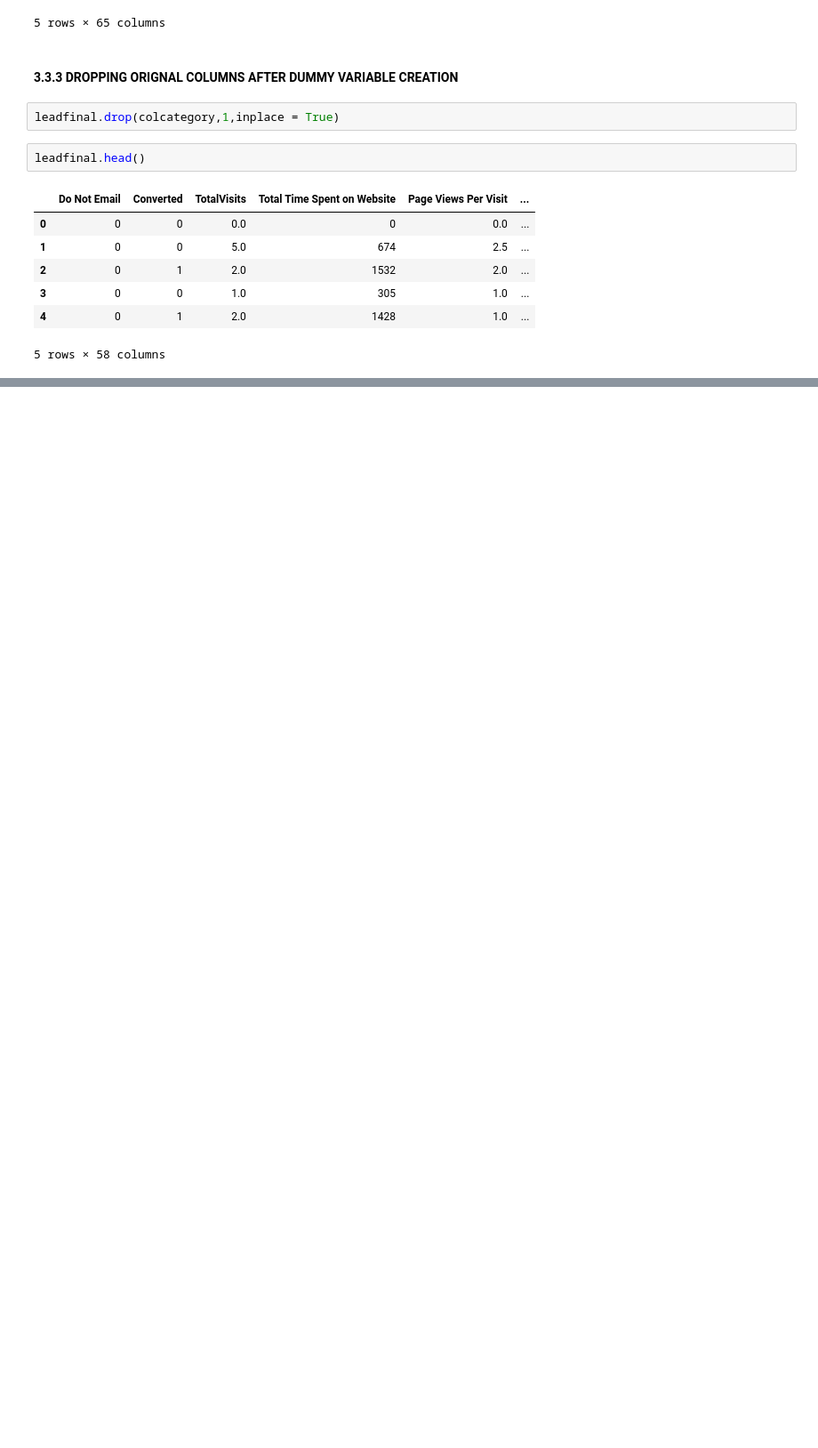
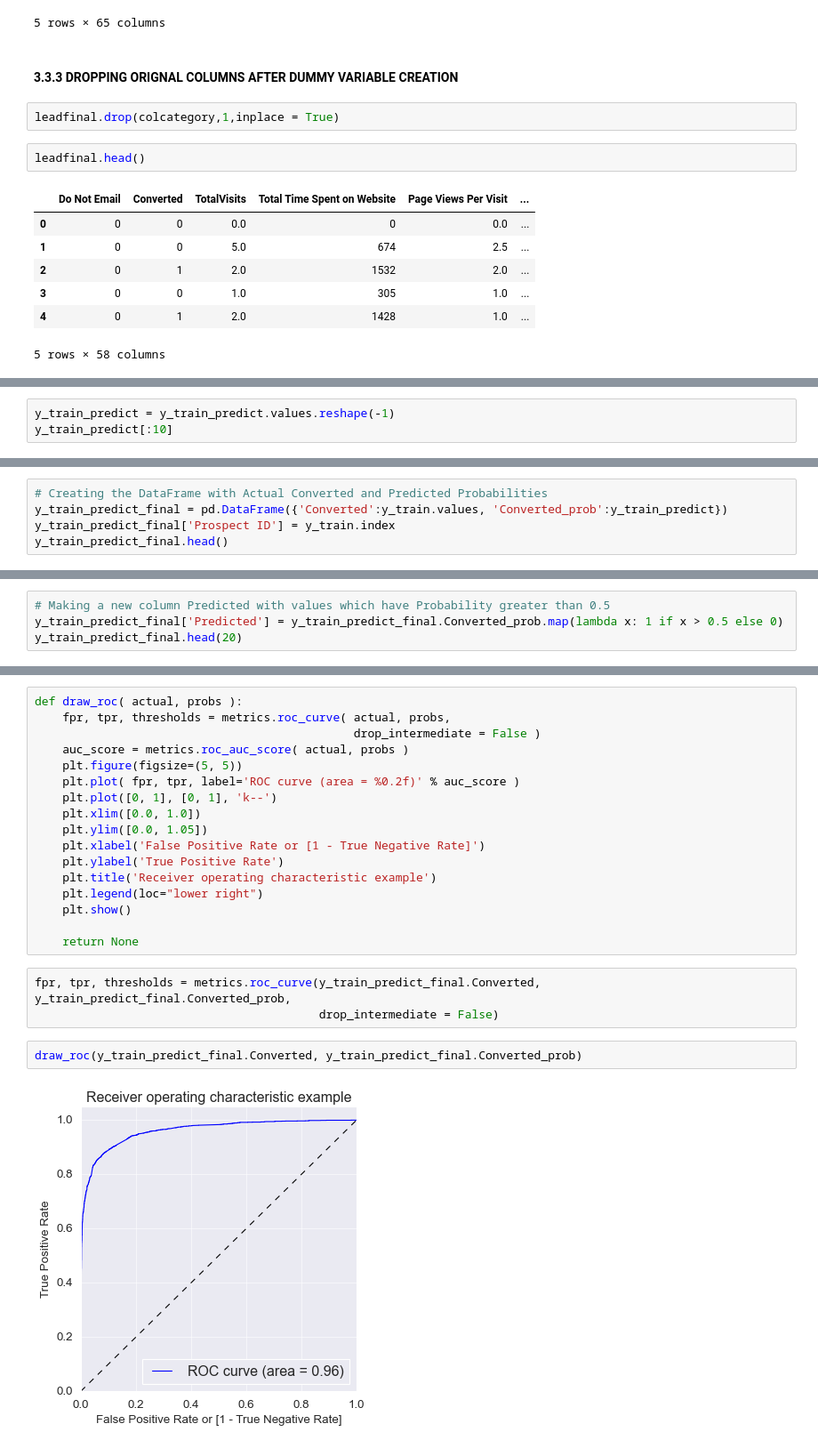
Before and after one commit to ANKIT21111/leadScore_conversion, a Jupyter notebook: leadscoredataprocess.ipynb, the cells around one changed output, grey strips where cells are left out. Shown at 89% size. Saved outputs shown, nothing was run; the diff lists cells and outputs as text; blank space fills up the shorter version.

```diff
--- a/leadscoredataprocess.ipynb
+++ b/leadscoredataprocess.ipynb
@@ -1096,0 +1556,3 @@ leadfinal.to_csv('Processed_DataFile.csv', index=False)
+# %%
+y_train_predict = y_train_predict.values.reshape(-1)
+y_train_predict[:10]
@@ -1096,0 +1562,5 @@ leadfinal.to_csv('Processed_DataFile.csv', index=False)
+# %%
+# Creating the DataFrame with Actual Converted and Predicted Probabilities
+y_train_predict_final = pd.DataFrame({'Converted':y_train.values, 'Converted_prob':y_train_predict})
+y_train_predict_final['Prospect ID'] = y_train.index
+y_train_predict_final.head()
@@ -1096,0 +1574,4 @@ leadfinal.to_csv('Processed_DataFile.csv', index=False)
+# %%
+# Making a new column Predicted with values which have Probability greater than 0.5
+y_train_predict_final['Predicted'] = y_train_predict_final.Converted_prob.map(lambda x: 1 if x > 0.5 else 0)
+y_train_predict_final.head(20)
@@ -1096,0 +1646,24 @@ leadfinal.to_csv('Processed_DataFile.csv', index=False)
+# %%
+def draw_roc( actual, probs ):
+    fpr, tpr, thresholds = metrics.roc_curve( actual, probs,
+                                              drop_intermediate = False )
+    auc_score = metrics.roc_auc_score( actual, probs )
+    plt.figure(figsize=(5, 5))
+    plt.plot( fpr, tpr, label='ROC curve (area = %0.2f)' % auc_score )
+    plt.plot([0, 1], [0, 1], 'k--')
+    plt.xlim([0.0, 1.0])
+    plt.ylim([0.0, 1.05])
+    plt.xlabel('False Positive Rate or [1 - True Negative Rate]')
+    plt.ylabel('True Positive Rate')
+    plt.title('Receiver operating characteristic example')
+    plt.legend(loc="lower right")
+    plt.show()
+
+    return None
+# %%
+fpr, tpr, thresholds = metrics.roc_curve(y_train_predict_final.Converted, y_train_predict_final.Converted_prob,
+                                         drop_intermediate = False)
+# %%
+draw_roc(y_train_predict_final.Converted, y_train_predict_final.Converted_prob)
+# %% [output]
+[figure, added]
```
Also changed, not shown: parts of 131 cells of this notebook.
